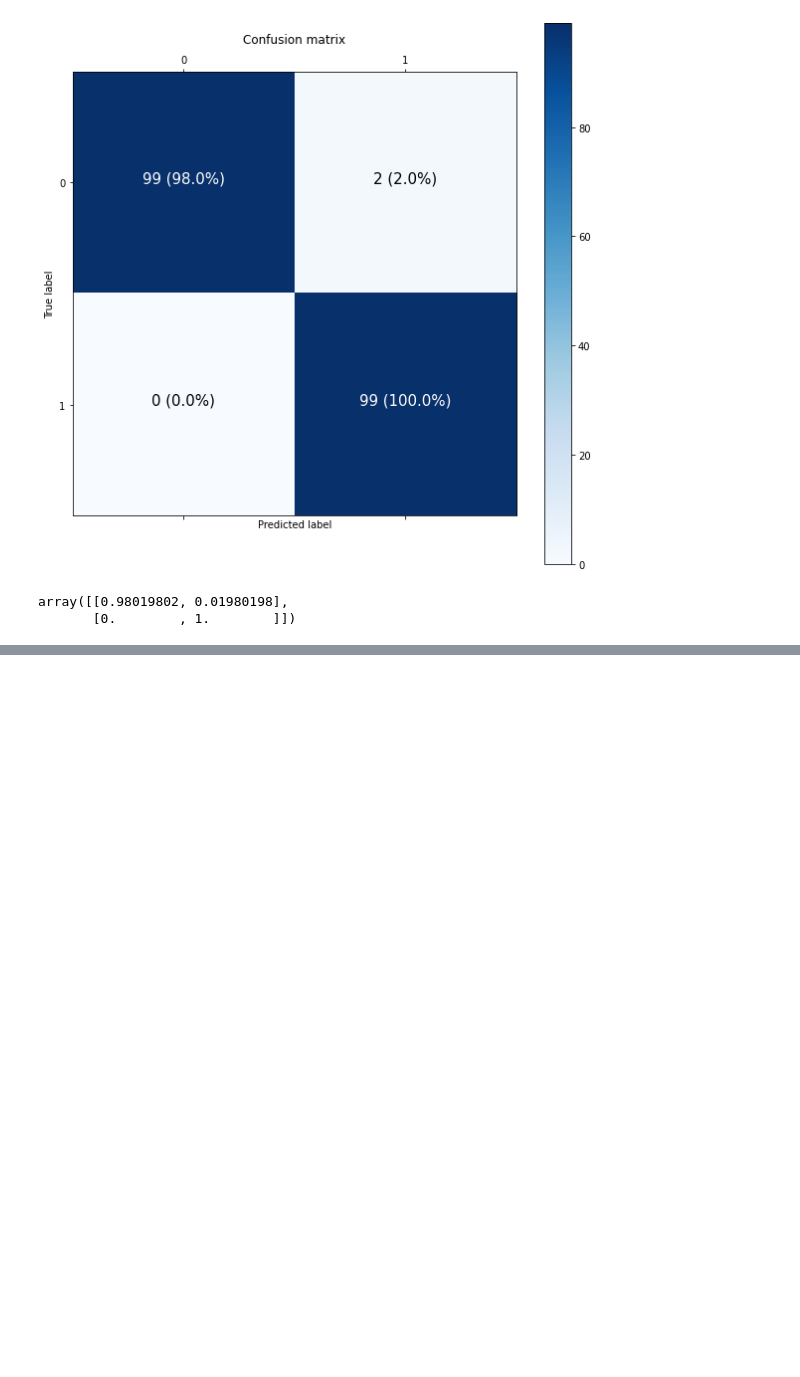
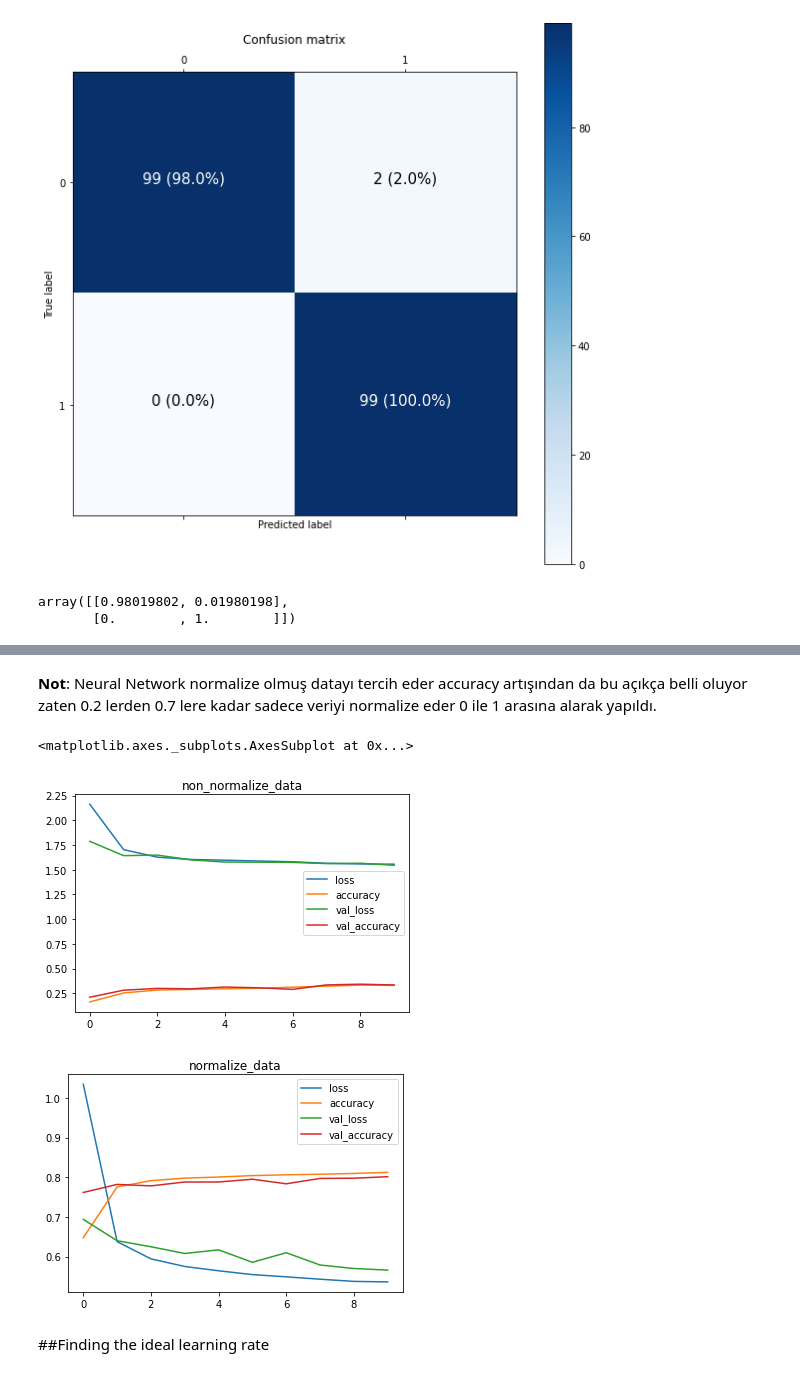
Before and after one commit to enesergen/TensorflowFundamentalCourseWithDaniel, a Jupyter notebook: 02_neural_network_classification_with_tensorflow.ipynb, the cells around one changed output, grey strips where cells are left out. Drawn from its saved outputs; the diff is of its cells as text; code cells hidden in the pictures; blank space fills up the shorter version.

```diff
--- a/02_neural_network_classification_with_tensorflow.ipynb
+++ b/02_neural_network_classification_with_tensorflow.ipynb
@@ -608,0 +681,13 @@ array([[0.98019802, 0.01980198],
+# %%
+tf.random.set_seed(42)
+model_10=tf.keras.Sequential([
+    tf.keras.layers.Flatten(input_shape=(28,28)),
+    tf.keras.layers.Dense(4,activation="relu"),
+    tf.keras.layers.Dense(4,activation="relu"),
+    tf.keras.layers.Dense(10,activation="softmax")
+])
+
+model_10.compile(loss=tf.keras.losses.SparseCategoricalCrossentropy(),#one hot olmadığı için sparsecategoricatcrossentropy
+                 optimizer=tf.keras.optimizers.Adam(),
+                 metrics=["accuracy"])
+non_norm_history=model_10.fit(train_data,train_labels,epochs=10,validation_data=(test_data,test_labels))
@@ -608,0 +760,4 @@ array([[0.98019802, 0.01980198],
+# %%
+# burada 255 e bölerek sayıları 0 ile 1 arasına çekebiliriz
+train_data_norm=train_data / 255.0
+test_data_norm=test_data / 255.0
@@ -608,0 +768,13 @@ array([[0.98019802, 0.01980198],
+# %%
+tf.random.set_seed(42)
+model_11=tf.keras.Sequential([
+    tf.keras.layers.Flatten(input_shape=(28,28)),
+    tf.keras.layers.Dense(4,activation="relu"),
+    tf.keras.layers.Dense(4,activation="relu"),
+    tf.keras.layers.Dense(10,activation="softmax")
+]
+)
+model_11.compile(loss=tf.keras.losses.SparseCategoricalCrossentropy(),
+                 optimizer=tf.keras.optimizers.Adam(),
+                 metrics=["accuracy"])
+norm_history=model_11.fit(train_data_norm,train_labels,epochs=10,validation_data=(test_data_norm,test_labels))
@@ -608,0 +802,12 @@ array([[0.98019802, 0.01980198],
+# %% [markdown]
+**Not**: Neural Network normalize olmuş datayı tercih eder accuracy artışından da bu açıkça belli oluyor zaten 0.2 lerden 0.7 lere kadar sadece veriyi normalize eder 0 ile 1 arasına alarak yapıldı.
+# %%
+import pandas as pd
+pd.DataFrame(non_norm_history.history).plot(title="non_normalize_data")
+pd.DataFrame(norm_history.history).plot(title="normalize_data")
+# %% [output]
+<matplotlib.axes._subplots.AxesSubplot at 0x...>
+[figure, added]
+[figure, added]
+# %% [markdown]
+##Finding the ideal learning rate
```
Also changed, not shown: parts of 33 cells of this notebook.
